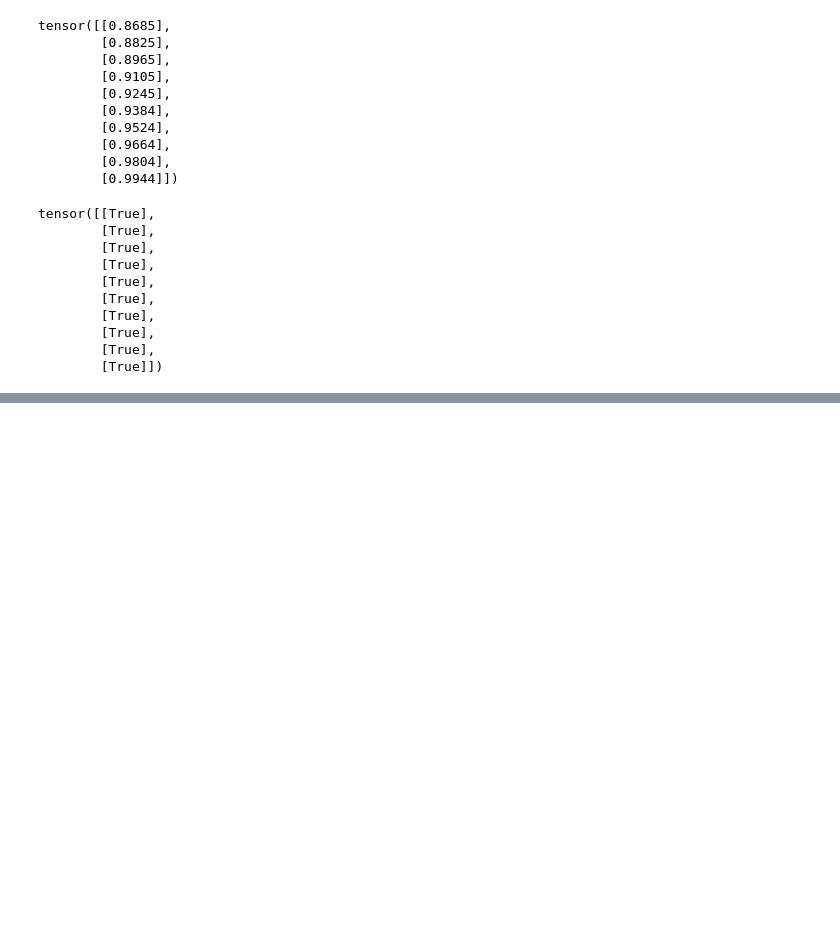
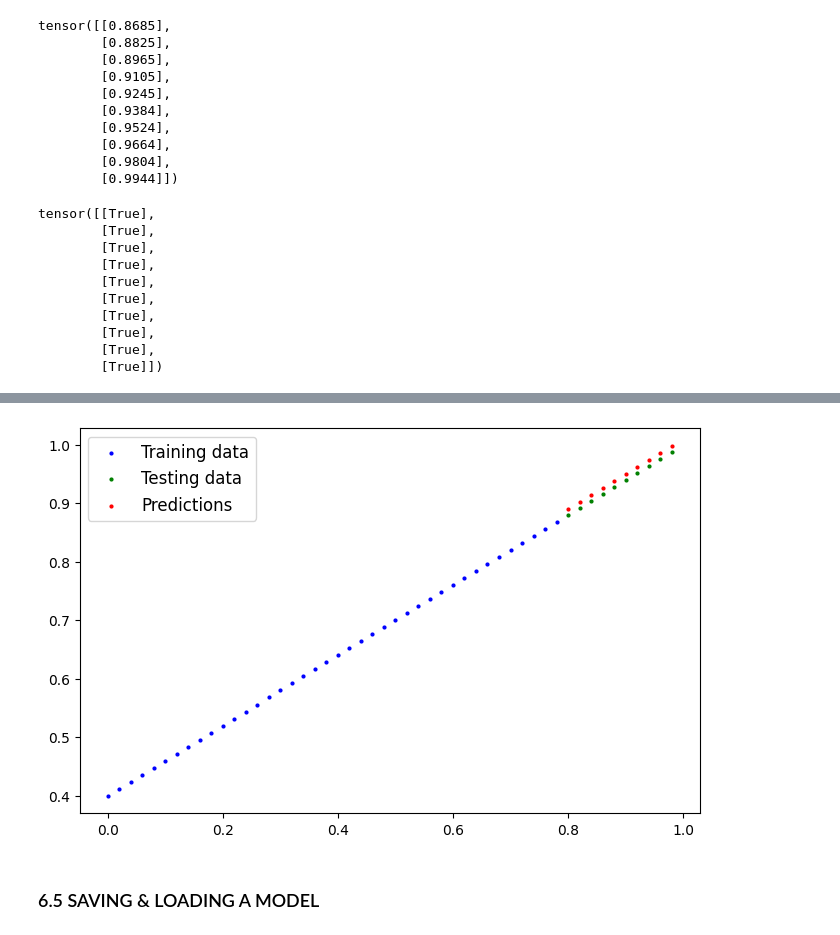
Before and after one commit to Yughie/Mastering-Machine-Learning, a Jupyter notebook: 01_pytorch_workflow.ipynb, the cells around one changed output, grey strips where cells are left out. Drawn from its saved outputs; the diff is of its cells as text; code cells hidden in the pictures; blank space fills up the shorter version.

```diff
--- a/01_pytorch_workflow.ipynb
+++ b/01_pytorch_workflow.ipynb
@@ -491,0 +639,6 @@ tensor([[True],
+# %%
+# SETUP
+loss_fn = nn.L1Loss()
+
+optimizer = torch.optim.SGD(params=model_1.parameters(),
+                            lr=0.01)
@@ -491,0 +715,8 @@ tensor([[True],
+# %%
+# Turn model into eval mode
+model_1.eval()
+
+# Make prediction on the test data
+with torch.inference_mode():
+  y_preds = model_1(X_test)
+y_preds
@@ -491,0 +734,7 @@ tensor([[True],
+# %%
+# Check out our model prediciton visually
+plot_prediction(predictions=y_preds.cpu())
+# %% [output]
+[figure, added]
+# %% [markdown]
+### 6.5 SAVING & LOADING A MODEL
```
Also changed, not shown: parts of 22 cells of this notebook.
